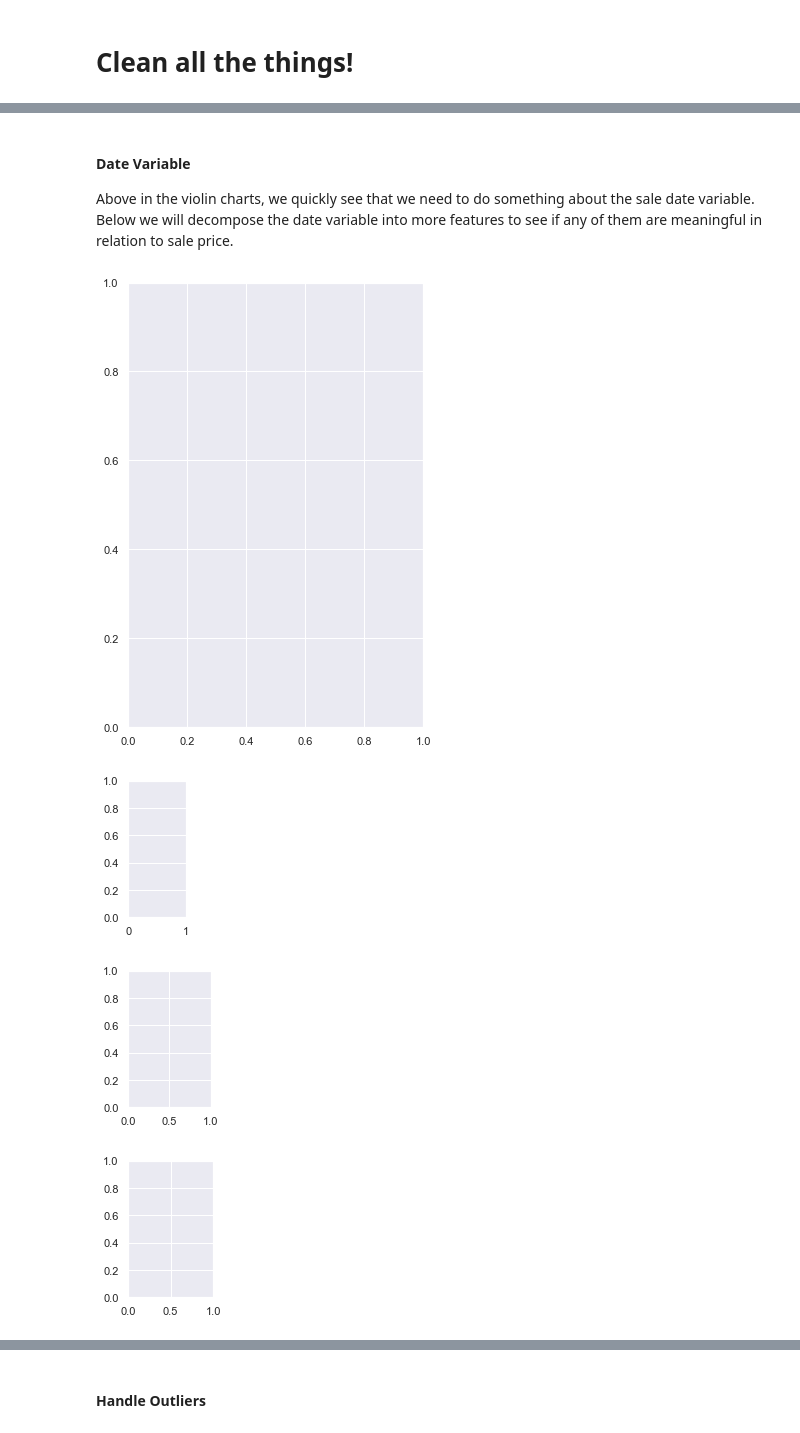
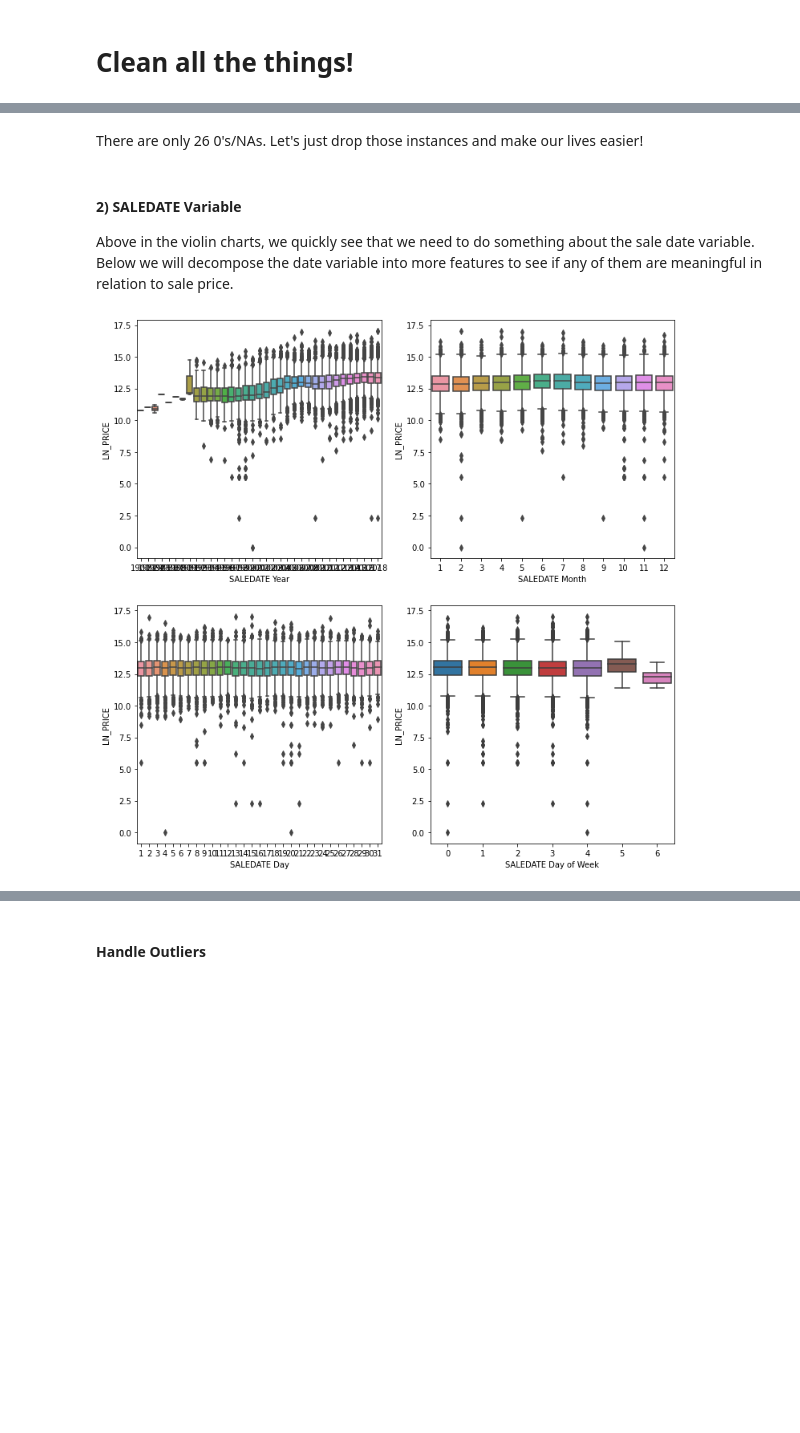
Before and after one commit to edunford/coding_discussions_ppol564_fall2020, a Jupyter notebook: 06_coding_discussion/Submissions/kinnaird_madeline_mk2080.ipynb, the cells around one changed output, grey strips where cells are left out. Cells and saved outputs as stored; diff of their text form; code cells hidden in the pictures; blank space fills up the shorter version.

```diff
--- a/06_coding_discussion/Submissions/kinnaird_madeline_mk2080.ipynb
+++ b/06_coding_discussion/Submissions/kinnaird_madeline_mk2080.ipynb
@@ -101,5 +124,16 @@ for i in range(9):
+# %% [markdown]
+There are only 26 0's/NAs. Let's just drop those instances and make our lives easier!
+# %%
+## change zeros to NAs
+data['AC']=data['AC'].replace(0, np.nan)
+
+## change Y/N to numeric
+AC_map = {'Y': 1, 'N': 0}
+data['AC'] = data['AC'].map(AC_map)
+
+## drop NAs from data
 # %% [markdown]
-#### Date Variable
+#### 2) SALEDATE Variable
 Above in the violin charts, we quickly see that we need to do something about the sale date variable. Below we will decompose the date variable into more features to see if any of them are meaningful in relation to sale price.
 # %%
 ## determine columns that are date columns
@@ -115,18 +153,9 @@ for var in date_columns:
 # %%
-## add newly create date columns to our list
-date_columns = [col for col in data.columns if 'DATE' in col ]
-
-
-plt.figure(figsize=(18,18))
-for i in range(5):
-    ii = '23'+str(i+1)
+plt.figure(figsize=(12,12))
+for i in range(1,5):
+    ii = '22'+str(i)
     plt.subplot(ii)
     feature = date_columns[i]
-    sns.catplot(x=feature, y='LN_PRICE', kind="box", data=data)
-    ax=plt.gca()
-    ax.set_ylim([0,20])
+    sns.boxplot(x=feature, y='LN_PRICE', data=data)
 # %% [output]
-[figure, old version]
+[figure, new version]
-[figure, removed]
-[figure, removed]
-[figure, removed]
```
Also changed, not shown: parts of 54 cells of this notebook.
